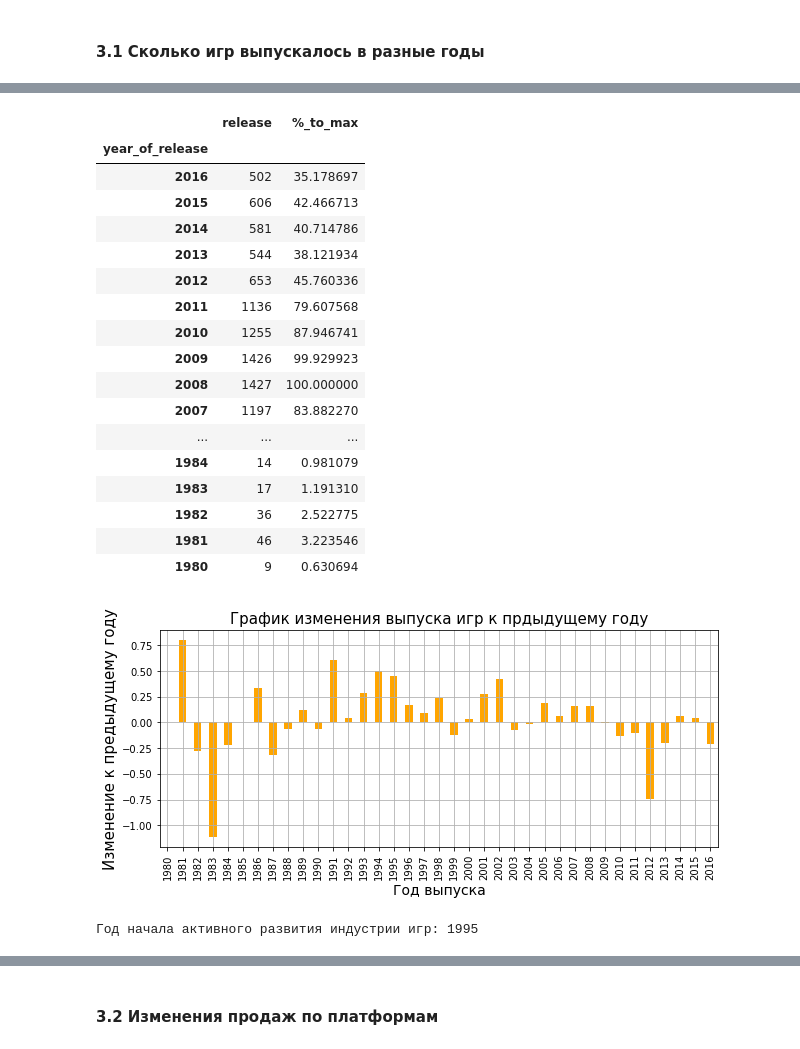
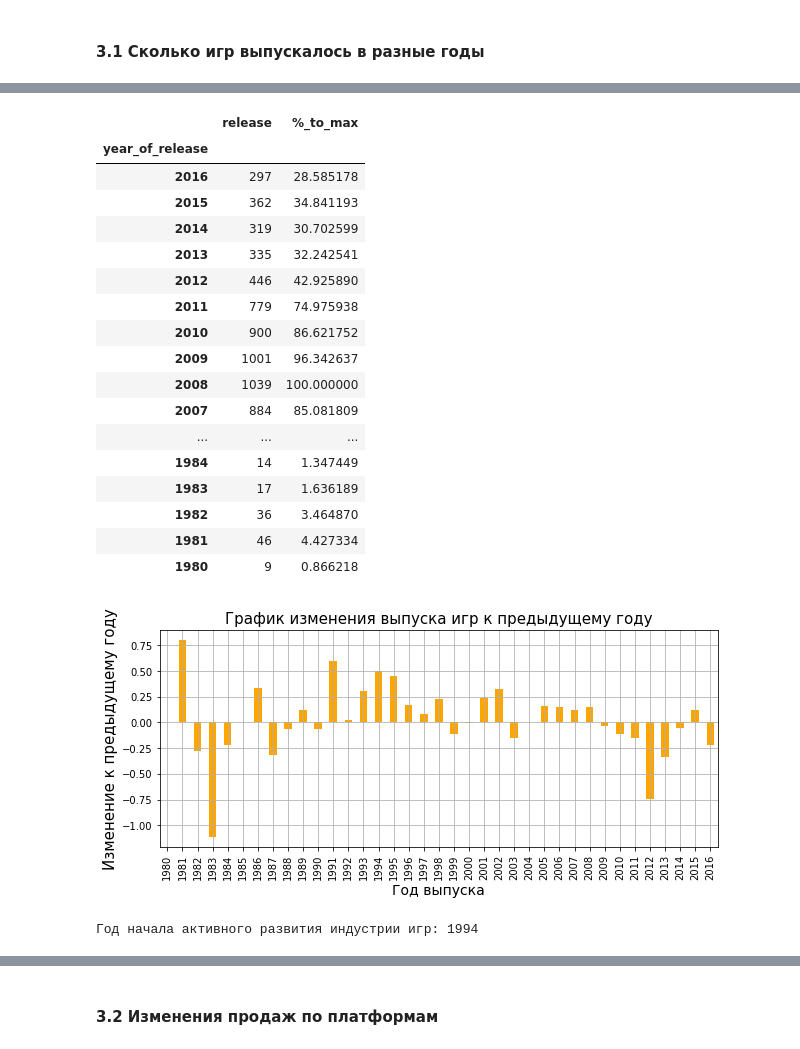
Before and after one commit to LydmiLAB/Data-Science-Projects, a Jupyter notebook: 23c0ec9e-ea40-4235-8add-4b54b7d5a3fe .ipynb, the cells around one changed output, grey strips where cells are left out. Cells and saved outputs as stored; diff of their text form; code cells hidden in the pictures.

```diff
--- a/23c0ec9e-ea40-4235-8add-4b54b7d5a3fe .ipynb
+++ b/23c0ec9e-ea40-4235-8add-4b54b7d5a3fe .ipynb
@@ -258,0 +419,4 @@ fillna_median('name','user_score')
+# %%
+# Заменим пропуски в колонках critic_score и user_score на -1
+data.loc[data['critic_score'].isna(), 'critic_score'] = -1
+data.loc[data['user_score'].isna(), 'user_score'] = -1
@@ -346,3 +660,7 @@ memory usage: 1.6+ MB
 ###  3. Исследовательский анализ данных
 # %% [markdown]
 #### 3.1  Cколько игр выпускалось в разные годы
+# %%
+# Группируем количество игр по годам
+years_release_all =  data.groupby('year_of_release').agg(count=('name', pd.Series.count), unique = ('name', pd.Series.nunique))
+years_release_all[7:15]
@@ -364,0 +691,3 @@ Name: name, dtype: float64
+# %%
+years_release = years_release_all['unique']
+years_release[:5]
@@ -369,37 +706,37 @@ display(pd.DataFrame({'release':years_release,'%_to_max':to_max}).sort_index(asc
 # %% [output]
 |  | release | %_to_max |
 | year_of_release |  |  |
-| 2016 | 502 | 35.178697 |
-| 2015 | 606 | 42.466713 |
-| 2014 | 581 | 40.714786 |
-| 2013 | 544 | 38.121934 |
-| 2012 | 653 | 45.760336 |
-| 2011 | 1136 | 79.607568 |
-| 2010 | 1255 | 87.946741 |
-| 2009 | 1426 | 99.929923 |
-| 2008 | 1427 | 100.000000 |
-| 2007 | 1197 | 83.882270 |
+| 2016 | 297 | 28.585178 |
+| 2015 | 362 | 34.841193 |
+| 2014 | 319 | 30.702599 |
+| 2013 | 335 | 32.242541 |
+| 2012 | 446 | 42.925890 |
+| 2011 | 779 | 74.975938 |
+| 2010 | 900 | 86.621752 |
+| 2009 | 1001 | 96.342637 |
+| 2008 | 1039 | 100.000000 |
+| 2007 | 884 | 85.081809 |
 | ... | ... | ... |
-| 1984 | 14 | 0.981079 |
-| 1983 | 17 | 1.191310 |
-| 1982 | 36 | 2.522775 |
-| 1981 | 46 | 3.223546 |
-| 1980 | 9 | 0.630694 |
+| 1984 | 14 | 1.347449 |
+| 1983 | 17 | 1.636189 |
+| 1982 | 36 | 3.464870 |
+| 1981 | 46 | 4.427334 |
+| 1980 | 9 | 0.866218 |
 # %%
 # График изменения выпуска игр к прдыдущему году
 ((years_release - years_release.shift(1))/years_release).plot(kind='bar', grid=True, color = 'orange', figsize=(10,4))
-plt.title('График изменения выпуска игр к прдыдущему году',fontsize=15)
+plt.title('График изменения выпуска игр к предыдущему году',fontsize=15)
 plt.xlabel('Год выпуска',fontsize=14)
 plt.ylabel('Изменение к предыдущему году',fontsize=15)
 plt.show()
 # %% [output]
-[figure, old version]
+[figure, new version]
 # %%
 # Год, с которого доля выпуска игр к максимальному значению стала превышать 10%
 actual_year = years_release[to_max > 10].index.min()
 print('Год начала активного развития индустрии игр:', actual_year)
 # %% [output]
-Год начала активного развития индустрии игр: 1995
+Год начала активного развития индустрии игр: 1994
 # %%
 # График количества выпуска игр по годам
 px = years_release.sort_index(ascending = True).plot(kind='bar', grid=True, color = 'blue', figsize=(14,6))
```
Also changed, not shown: parts of 169 cells of this notebook.
